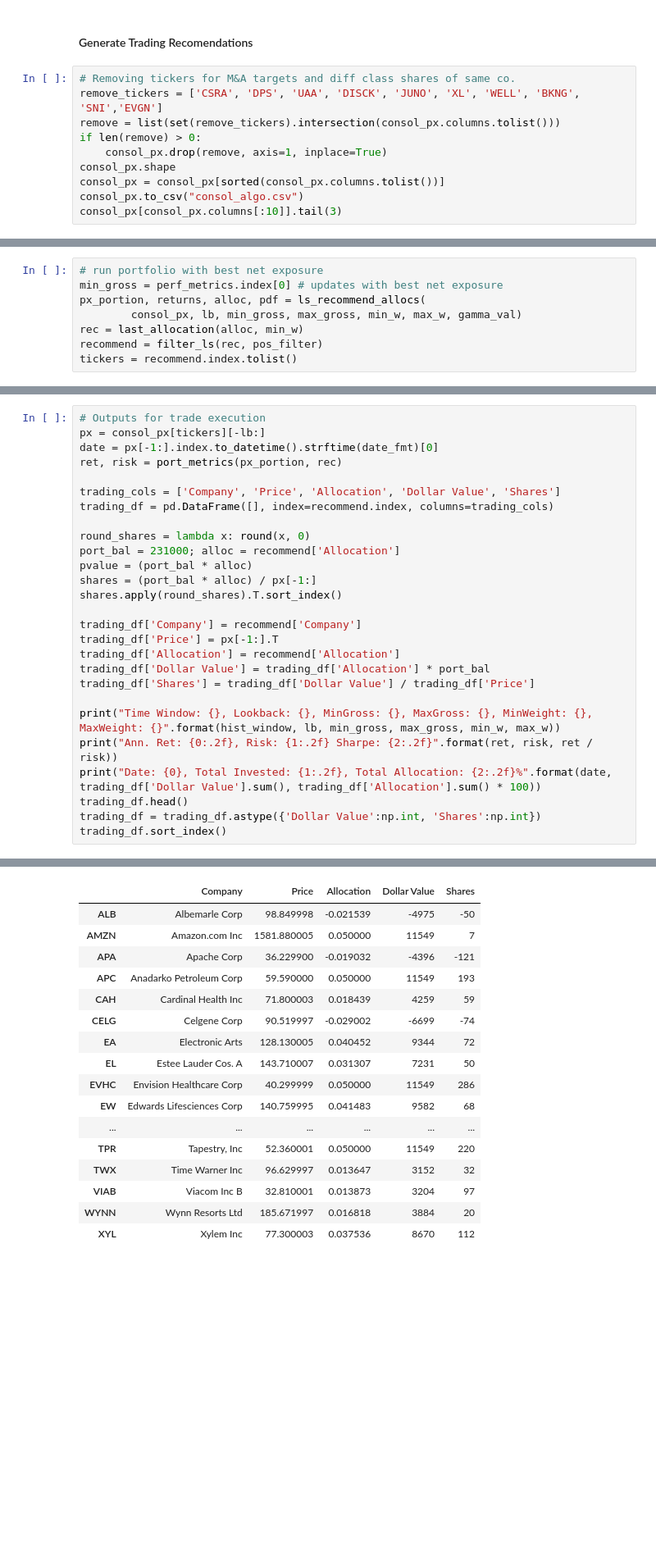
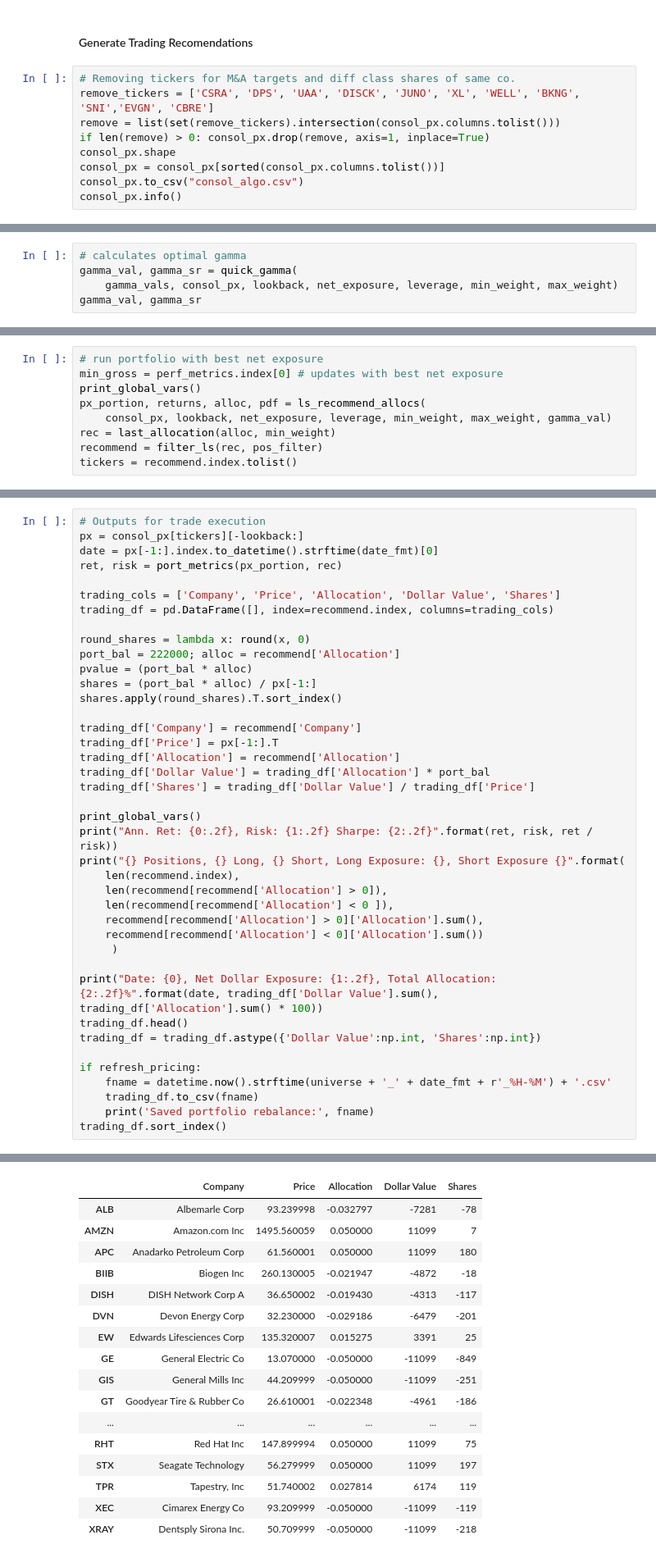
Before and after one commit to veigaco/quantum, a Jupyter notebook: algo_staging-short.ipynb, the cells around one changed output, grey strips where cells are left out. Shown at 82% size. Saved outputs shown, nothing was run; the diff lists cells and outputs as text; blank space fills up the shorter version.

Commit message:
short cleaning and implementation of rigurous analytic backtests

```diff
--- a/algo_staging-short.ipynb
+++ b/algo_staging-short.ipynb
@@ -101,12 +218,11 @@ Loaded pricing for XLRE-hold-pricing.csv, with shape (69, 33)
 #### Generate Trading Recomendations
 # %%
 # Removing tickers for M&A targets and diff class shares of same co.
-remove_tickers = ['CSRA', 'DPS', 'UAA', 'DISCK', 'JUNO', 'XL', 'WELL', 'BKNG', 'SNI','EVGN']
+remove_tickers = ['CSRA', 'DPS', 'UAA', 'DISCK', 'JUNO', 'XL', 'WELL', 'BKNG', 'SNI','EVGN', 'CBRE']
 remove = list(set(remove_tickers).intersection(consol_px.columns.tolist()))
-if len(remove) > 0:
-    consol_px.drop(remove, axis=1, inplace=True)
+if len(remove) > 0: consol_px.drop(remove, axis=1, inplace=True)
 consol_px.shape
 consol_px = consol_px[sorted(consol_px.columns.tolist())]
 consol_px.to_csv("consol_algo.csv")
-consol_px[consol_px.columns[:10]].tail(3)
+consol_px.info()
 # %% [output]
@@ -247,0 +296,5 @@ L/S Return: 0.13, StdDev: 0.07, Sharpe: 1.72
+# %%
+# calculates optimal gamma
+gamma_val, gamma_sr = quick_gamma(
+    gamma_vals, consol_px, lookback, net_exposure, leverage, min_weight, max_weight)
+gamma_val, gamma_sr
@@ -248,8 +303,9 @@ L/S Return: 0.13, StdDev: 0.07, Sharpe: 1.72
 # %%
 # run portfolio with best net exposure
 min_gross = perf_metrics.index[0] # updates with best net exposure
+print_global_vars()
 px_portion, returns, alloc, pdf = ls_recommend_allocs(
-        consol_px, lb, min_gross, max_gross, min_w, max_w, gamma_val)
-rec = last_allocation(alloc, min_w)
+    consol_px, lookback, net_exposure, leverage, min_weight, max_weight, gamma_val)
+rec = last_allocation(alloc, min_weight)
 recommend = filter_ls(rec, pos_filter)
 tickers = recommend.index.tolist()
@@ -333,7 +400,7 @@ pdf.pct_change().plot(kind='hist', figsize=(4,3), fontsize='small')
 [drawing not drawn]
 # %%
 # Outputs for trade execution
-px = consol_px[tickers][-lb:]
+px = consol_px[tickers][-lookback:]
 date = px[-1:].index.to_datetime().strftime(date_fmt)[0]
 ret, risk = port_metrics(px_portion, rec)
 
@@ -341,7 +408,7 @@ trading_cols = ['Company', 'Price', 'Allocation', 'Dollar Value', 'Shares']
 trading_df = pd.DataFrame([], index=recommend.index, columns=trading_cols)
 
 round_shares = lambda x: round(x, 0)
-port_bal = 231000; alloc = recommend['Allocation']
+port_bal = 222000; alloc = recommend['Allocation']
 pvalue = (port_bal * alloc)
 shares = (port_bal * alloc) / px[-1:]
 shares.apply(round_shares).T.sort_index()
@@ -352,10 +419,23 @@ trading_df['Allocation'] = recommend['Allocation']
 trading_df['Dollar Value'] = trading_df['Allocation'] * port_bal
 trading_df['Shares'] = trading_df['Dollar Value'] / trading_df['Price']
 
-print("Time Window: {}, Lookback: {}, MinGross: {}, MaxGross: {}, MinWeight: {}, MaxWeight: {}".format(hist_window, lb, min_gross, max_gross, min_w, max_w))
+print_global_vars()
 print("Ann. Ret: {0:.2f}, Risk: {1:.2f} Sharpe: {2:.2f}".format(ret, risk, ret / risk))
-print("Date: {0}, Total Invested: {1:.2f}, Total Allocation: {2:.2f}%".format(date, trading_df['Dollar Value'].sum(), trading_df['Allocation'].sum() * 100))
+print("{} Positions, {} Long, {} Short, Long Exposure: {}, Short Exposure {}".format(
+    len(recommend.index),
+    len(recommend[recommend['Allocation'] > 0]),
+    len(recommend[recommend['Allocation'] < 0 ]),
+    recommend[recommend['Allocation'] > 0]['Allocation'].sum(),
+    recommend[recommend['Allocation'] < 0]['Allocation'].sum())
+     )
+
+print("Date: {0}, Net Dollar Exposure: {1:.2f}, Total Allocation: {2:.2f}%".format(date, trading_df['Dollar Value'].sum(), trading_df['Allocation'].sum() * 100))
 trading_df.head()
 trading_df = trading_df.astype({'Dollar Value':np.int, 'Shares':np.int})
+
+if refresh_pricing:
+    fname = datetime.now().strftime(universe + '_' + date_fmt + r'_%H-%M') + '.csv'
+    trading_df.to_csv(fname)
+    print('Saved portfolio rebalance:', fname)
 trading_df.sort_index()
 # %% [output]
@@ -365,17 +455,17 @@ Date: 2018-03-15, Total Invested: 92503.92, Total Allocation: 40.04%
 |  | Company | Price | Allocation | Dollar Value | Shares |
-| ALB | Albemarle Corp | 98.849998 | -0.021539 | -4975 | -50 |
-| AMZN | Amazon.com Inc | 1581.880005 | 0.050000 | 11549 | 7 |
-| APA | Apache Corp | 36.229900 | -0.019032 | -4396 | -121 |
-| APC | Anadarko Petroleum Corp | 59.590000 | 0.050000 | 11549 | 193 |
-| CAH | Cardinal Health Inc | 71.800003 | 0.018439 | 4259 | 59 |
-| CELG | Celgene Corp | 90.519997 | -0.029002 | -6699 | -74 |
-| EA | Electronic Arts | 128.130005 | 0.040452 | 9344 | 72 |
-| EL | Estee Lauder Cos. A | 143.710007 | 0.031307 | 7231 | 50 |
-| EVHC | Envision Healthcare Corp | 40.299999 | 0.050000 | 11549 | 286 |
-| EW | Edwards Lifesciences Corp | 140.759995 | 0.041483 | 9582 | 68 |
+| ALB | Albemarle Corp | 93.239998 | -0.032797 | -7281 | -78 |
+| AMZN | Amazon.com Inc | 1495.560059 | 0.050000 | 11099 | 7 |
+| APC | Anadarko Petroleum Corp | 61.560001 | 0.050000 | 11099 | 180 |
+| BIIB | Biogen Inc | 260.130005 | -0.021947 | -4872 | -18 |
+| DISH | DISH Network Corp A | 36.650002 | -0.019430 | -4313 | -117 |
+| DVN | Devon Energy Corp | 32.230000 | -0.029186 | -6479 | -201 |
+| EW | Edwards Lifesciences Corp | 135.320007 | 0.015275 | 3391 | 25 |
+| GE | General Electric Co | 13.070000 | -0.050000 | -11099 | -849 |
+| GIS | General Mills Inc | 44.209999 | -0.050000 | -11099 | -251 |
+| GT | Goodyear Tire & Rubber Co | 26.610001 | -0.022348 | -4961 | -186 |
 | ... | ... | ... | ... | ... | ... |
-| TPR | Tapestry, Inc | 52.360001 | 0.050000 | 11549 | 220 |
-| TWX | Time Warner Inc | 96.629997 | 0.013647 | 3152 | 32 |
-| VIAB | Viacom Inc B | 32.810001 | 0.013873 | 3204 | 97 |
-| WYNN | Wynn Resorts Ltd | 185.671997 | 0.016818 | 3884 | 20 |
-| XYL | Xylem Inc | 77.300003 | 0.037536 | 8670 | 112 |
+| RHT | Red Hat Inc | 147.899994 | 0.050000 | 11099 | 75 |
+| STX | Seagate Technology | 56.279999 | 0.050000 | 11099 | 197 |
+| TPR | Tapestry, Inc | 51.740002 | 0.027814 | 6174 | 119 |
+| XEC | Cimarex Energy Co | 93.209999 | -0.050000 | -11099 | -119 |
+| XRAY | Dentsply Sirona Inc. | 50.709999 | -0.050000 | -11099 | -218 |
```
Also changed, not shown: parts of 26 cells of this notebook, 12 other files.
